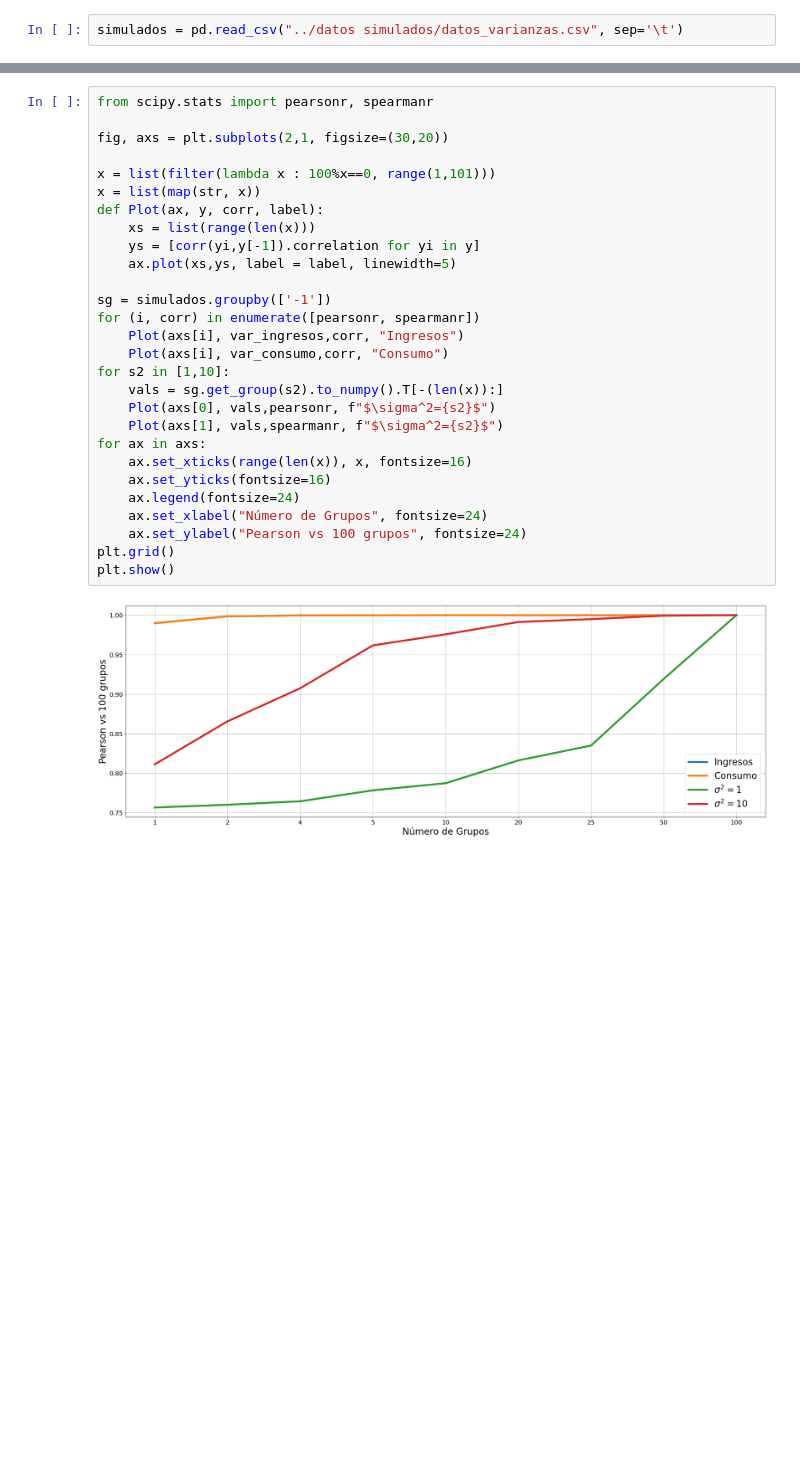
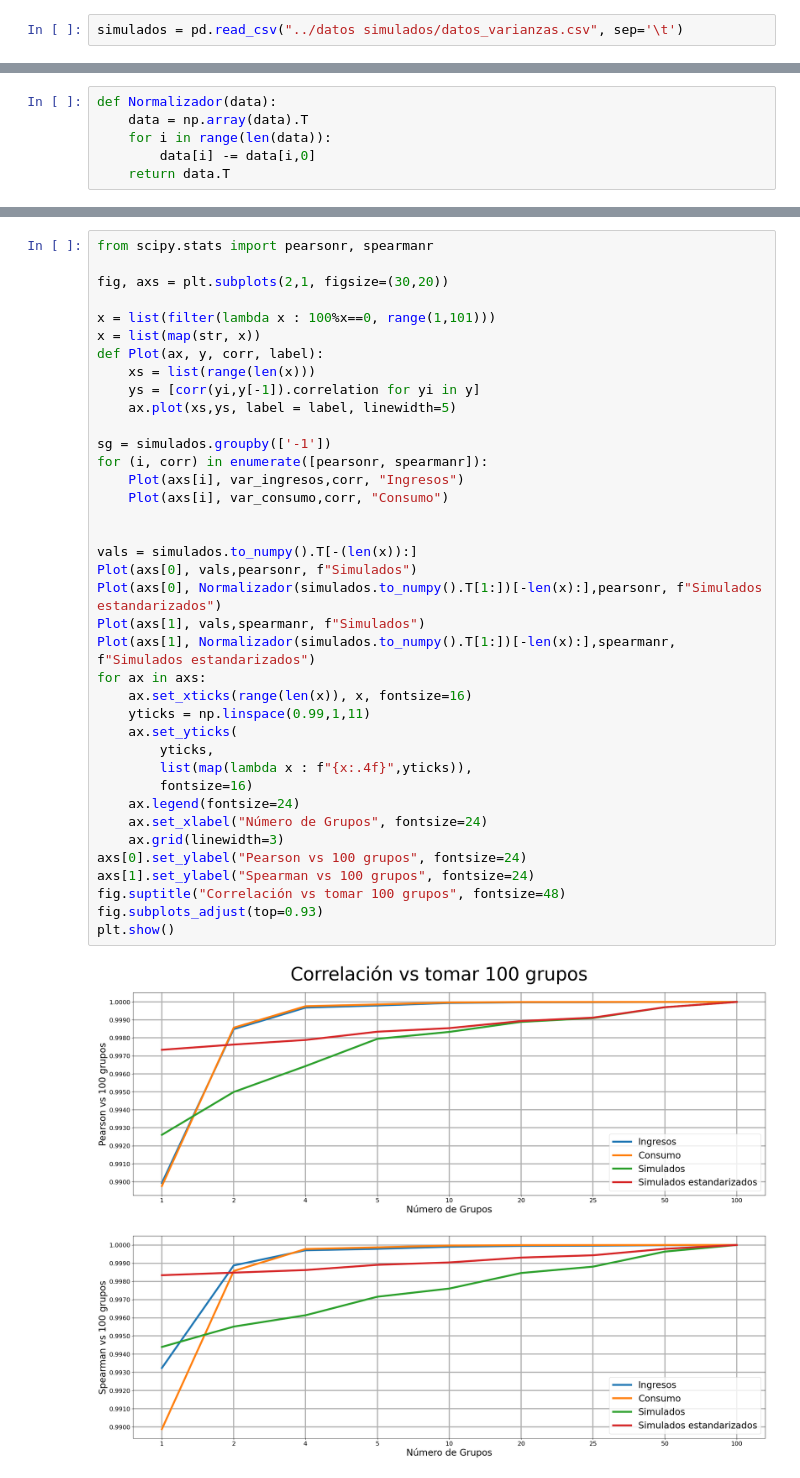
Before and after one commit to LautaroLasorsa/Tesis-LCD-Lasorsa, a Jupyter notebook: scripts/temporal.ipynb, the cells around one changed output, grey strips where cells are left out. Cells and saved outputs as stored; diff of their text form; blank space fills up the shorter version.

Commit message:
Figura 15 prediccion en datos simulados

```diff
--- a/scripts/temporal.ipynb
+++ b/scripts/temporal.ipynb
@@ -116,0 +46,6 @@ array([4.9164 , 5.02709, 4.94904, 4.97458, 4.96316, 5.05488, 4.94992,
+# %%
+def Normalizador(data):
+    data = np.array(data).T
+    for i in range(len(data)):
+        data[i] -= data[i,0]
+    return data.T
@@ -117,30 +68,40 @@ array([4.9164 , 5.02709, 4.94904, 4.97458, 4.96316, 5.05488, 4.94992,
 # %%
 from scipy.stats import pearsonr, spearmanr
 
 fig, axs = plt.subplots(2,1, figsize=(30,20))
 
 x = list(filter(lambda x : 100%x==0, range(1,101)))
 x = list(map(str, x))
 def Plot(ax, y, corr, label):
     xs = list(range(len(x)))
     ys = [corr(yi,y[-1]).correlation for yi in y]
     ax.plot(xs,ys, label = label, linewidth=5)
 
 sg = simulados.groupby(['-1'])
-for (i, corr) in enumerate([pearsonr, spearmanr])
+for (i, corr) in enumerate([pearsonr, spearmanr]):
     Plot(axs[i], var_ingresos,corr, "Ingresos")
     Plot(axs[i], var_consumo,corr, "Consumo")
-for s2 in [1,10]:
-    vals = sg.get_group(s2).to_numpy().T[-(len(x)):]
-    Plot(axs[0], vals,pearsonr, f"$\sigma^2={s2}$")
-    Plot(axs[1], vals,spearmanr, f"$\sigma^2={s2}$")
+
+
+vals = simulados.to_numpy().T[-(len(x)):]
+Plot(axs[0], vals,pearsonr, f"Simulados")
+Plot(axs[0], Normalizador(simulados.to_numpy().T[1:])[-len(x):],pearsonr, f"Simulados estandarizados")
+Plot(axs[1], vals,spearmanr, f"Simulados")
+Plot(axs[1], Normalizador(simulados.to_numpy().T[1:])[-len(x):],spearmanr, f"Simulados estandarizados")
 for ax in axs:
     ax.set_xticks(range(len(x)), x, fontsize=16)
-    ax.set_yticks(fontsize=16)
+    yticks = np.linspace(0.99,1,11)
+    ax.set_yticks(
+        yticks,
+        list(map(lambda x : f"{x:.4f}",yticks)),
+        fontsize=16)
     ax.legend(fontsize=24)
     ax.set_xlabel("Número de Grupos", fontsize=24)
-    ax.set_ylabel("Pearson vs 100 grupos", fontsize=24)
-plt.grid()
+    ax.grid(linewidth=3)
+axs[0].set_ylabel("Pearson vs 100 grupos", fontsize=24)
+axs[1].set_ylabel("Spearman vs 100 grupos", fontsize=24)
+fig.suptitle("Correlación vs tomar 100 grupos", fontsize=48)
+fig.subplots_adjust(top=0.93)
 plt.show()
 # %% [output]
-[figure, old version]
+[figure, new version]
```
Also changed, not shown: parts of 8 cells of this notebook, 4 other files.
